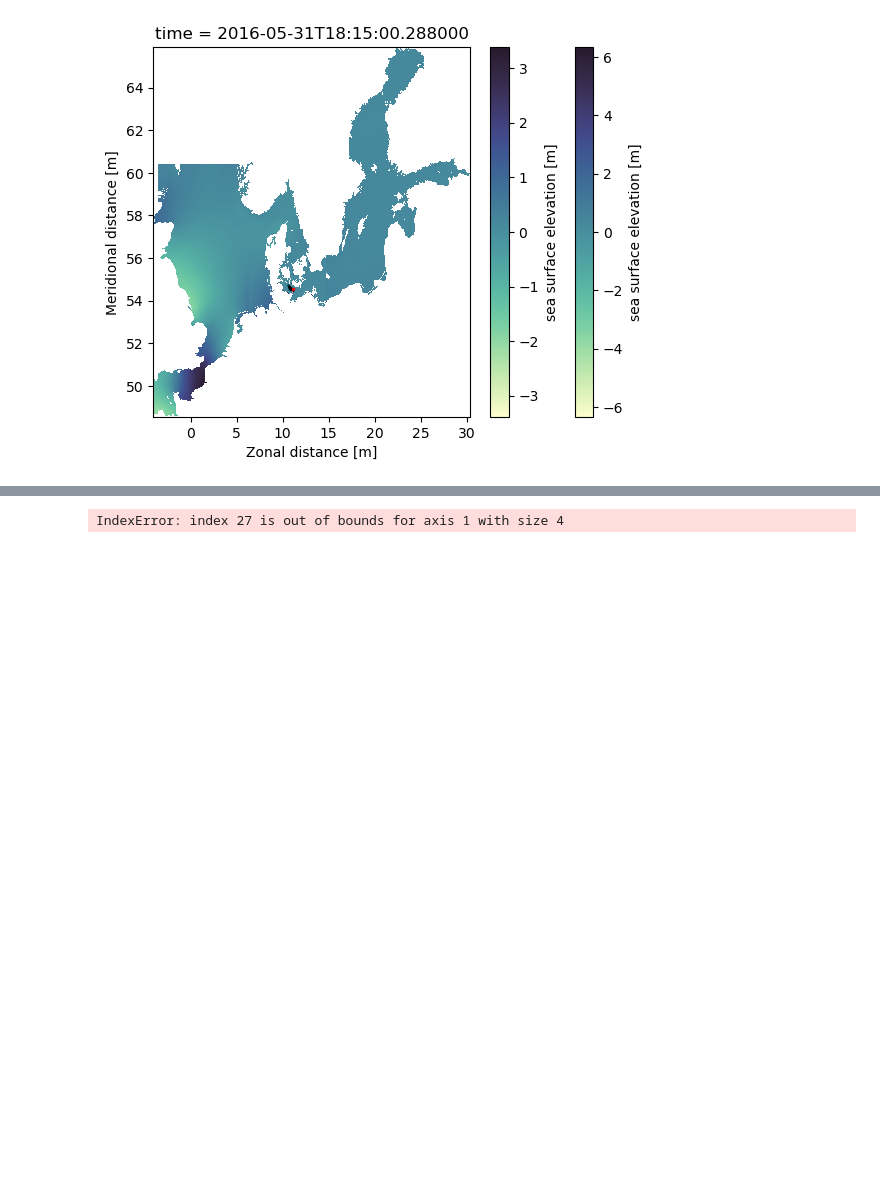
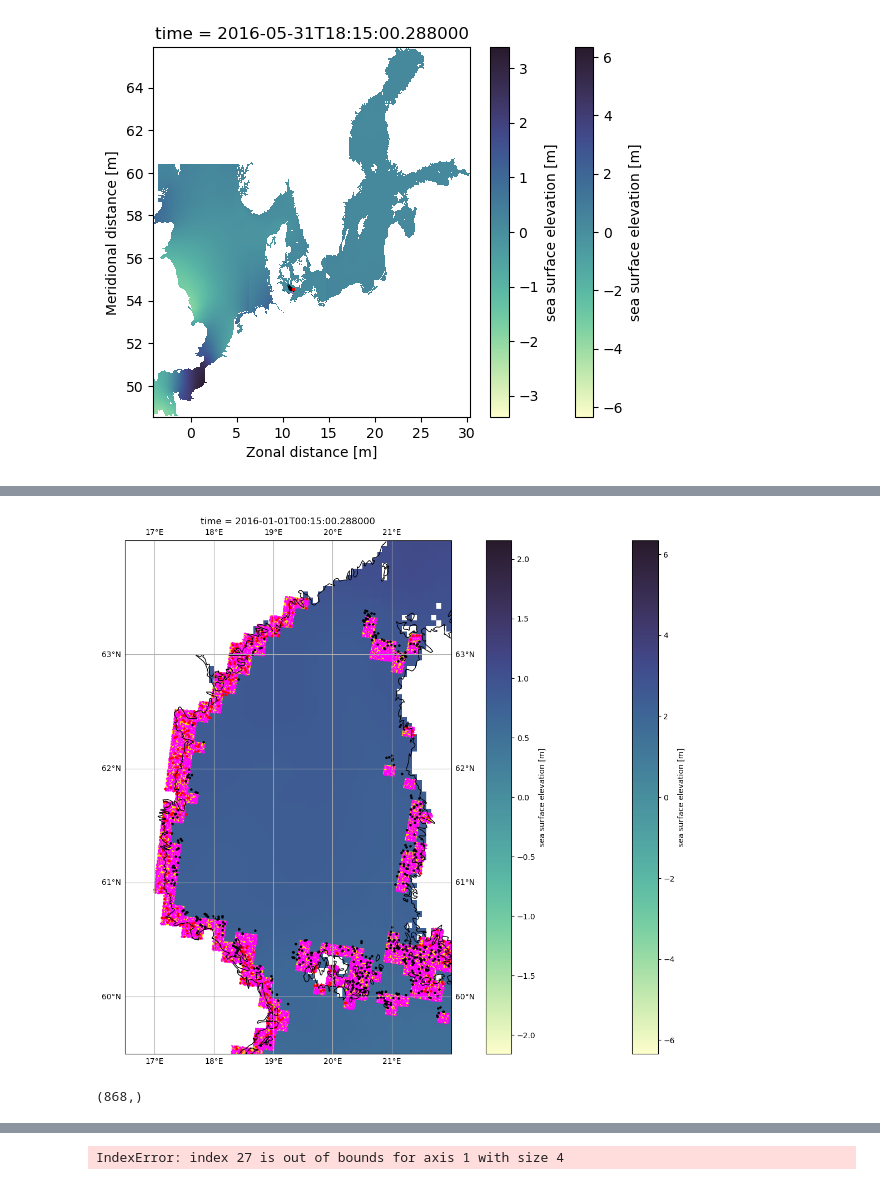
Before and after one commit to geomar-od-lagrange/2025_fucus-dispersal, a Jupyter notebook: notebooks/FucusDispersal.ipynb, the cells around one changed output, grey strips where cells are left out. Drawn from its saved outputs; the diff is of its cells as text; code cells hidden in the pictures; blank space fills up the shorter version.

```diff
--- a/notebooks/FucusDispersal.ipynb
+++ b/notebooks/FucusDispersal.ipynb
@@ -146,7 +137,7 @@ def relative_position_in_cell(x_rel: float, y_rel: float, cell: shapely.Polygon)
         (x0, y0), (x1, y1), (x2, y2), (x3, y3), (x4, y4) = cell.exterior.coords
         ex = (x3-x0, y3-y0)
         ey = (x1-x0, y1-y0)
-        return x0 + x_rel * ex[0] + y_rel * ey[0], y0 + x_rel * ex[1] + y_rel * ey[1]
+        return np.array(x0 + x_rel * ex[0] + y_rel * ey[0]), np.array(y0 + x_rel * ex[1] + y_rel * ey[1])
 # %%
 # Mapping parameters
 suptitle_size = 20
@@ -771,0 +667,42 @@ Data variables: (12/14)
+# %%
+traj_dead = ds_trajectories.where(first_lon == last_lon, drop=True)
+traj_moving = ds_trajectories.where(first_lon != last_lon, drop=True)
+# %%
+
+fig = plt.figure(figsize=(20,12))
+ax = fig.add_subplot(
+    1,1,1,
+    projection= ccrs.PlateCarree(),
+)
+
+ds_eta_fine.elev.isel(time=0).plot(
+    cmap=cmocean.cm.deep, ax=ax,
+)
+ds_eta_coarse.elev.isel(time=0).plot(
+    cmap=cmocean.cm.deep, ax=ax,
+)
+
+gdf_release_area.geometry.plot(ax=ax, color="gold", alpha=1)
+# ax.scatter(traj_moving.lon, traj_moving.lat, c="b", s=1)
+ax.scatter(release_lons, release_lats, c="magenta", s=1)
+
+ax.scatter(traj_dead.isel(obs=0).lon, traj_dead.isel(obs=0).lat, c="r", s=5)
+ax.scatter(traj_moving.isel(obs=0).lon, traj_moving.isel(obs=0).lat, c="k", s=5)
+
+# ax.scatter(ds_trajectories.lon, ds_trajectories.lat, c=ds_trajectories.CellID, cmap="rainbow", s=20,)
+ax.coastlines()
+ax.gridlines(draw_labels=True)
+# plt.show_colorbar(False)
+plt.xlim(16.5,22)
+plt.ylim(59.5,64)
+# plt.xlim(21,25)
+# plt.ylim(57.5,59)
+# plt.xlim(9,25)
+# plt.ylim(53.5,62.5)
+plt.show()
+# %% [output]
+[figure, added]
+# %%
+np.unique(ds_trajectories.isel(obs=0).CellID.values).shape
+# %% [output]
+(868,)
```
Also changed, not shown: parts of 46 cells of this notebook.
